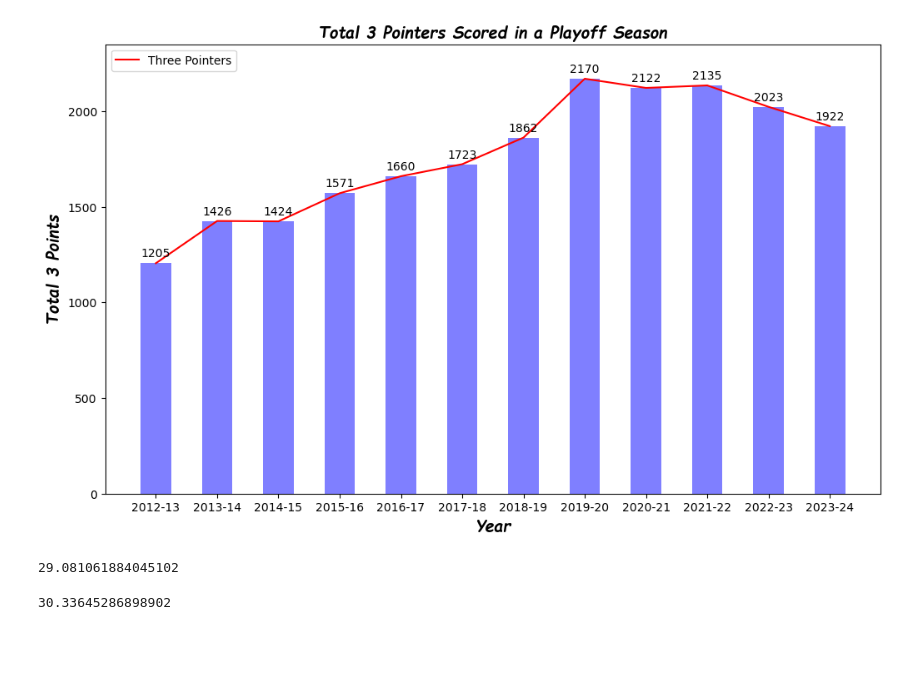
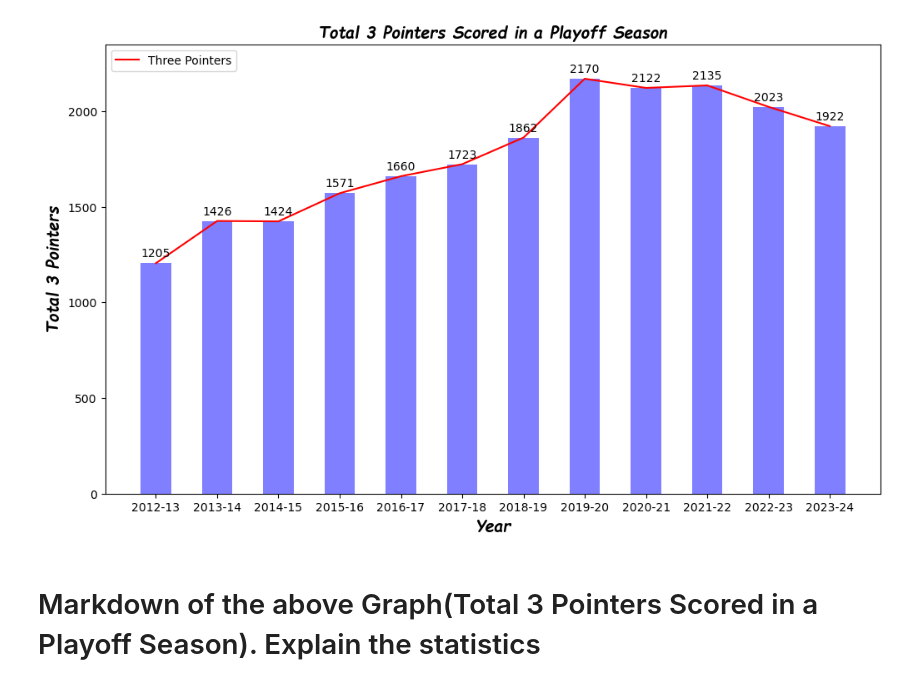
Before and after one commit to singhashishpal/Project_NBA, a Jupyter notebook: NBA Dataset/NBA.ipynb, the cells around one changed output. Cells and saved outputs as stored; diff of their text form; code cells hidden in the pictures; blank space fills up the shorter version.

```diff
--- a/NBA Dataset/NBA.ipynb
+++ b/NBA Dataset/NBA.ipynb
@@ -149,47 +195,31 @@ plt.show()
 # %%
 # Calculating Three Pointers Points for Playoffs Season
 
 po_year = playoffs_df['Year'].unique()                      # po_year is the unique years for playoffs season
 
 po_year_grouped = playoffs_df.groupby('Year')               # po_year_grouped is the grouped years. The result is DataFrameGroupBy object.
 
 po_three_points = po_year_grouped['FG3M'].sum()             # po_three_points is the total number of three pointers scored in a playoffs season.
 
 po_three_df = pd.DataFrame(po_three_points)
 
 # 2nd visualization: Total Three pointers scored in Playoffs Season.
 
 plt.figure(figsize=(12,7))
 plt.plot(po_year, po_three_df['FG3M'], label='Three Pointers', color = 'r')
 plt.bar(po_year, po_three_df['FG3M'], color= 'b', alpha = 0.5, width = 0.5)
 
 for j, value in enumerate(po_three_df['FG3M']):
     plt.text(j, value+20, str(value), ha = 'center', va = 'bottom')
 
 plt.xlabel('Year', fontdict={'fontsize': 14, 'fontweight': 'bold', 'fontstyle': 'italic', 'family': 'cursive'})
-plt.ylabel('Total 3 Points', fontdict={'fontsize': 14, 'fontweight': 'bold', 'fontstyle': 'italic', 'family': 'cursive'})
+plt.ylabel('Total 3 Pointers', fontdict={'fontsize': 14, 'fontweight': 'bold', 'fontstyle': 'italic', 'family': 'cursive'})
 plt.legend().set_loc('upper left')
 plt.title('Total 3 Pointers Scored in a Playoff Season', fontdict={'fontsize': 14, 'fontweight': 'bold', 'fontstyle': 'italic', 'family': 'cursive'})
-plt.savefig("Figures/Total 3 Pointers Scored in a Playoff Season.png")
+plt.savefig("Figures/Total Three Pointers Scored in a Playoff Season.png")
 plt.ylim(0, 2350)
 plt.show()
 # %% [output]
-[figure, old version]
+[figure, new version]
-# %%
-# Comparing Three pointers based on regular Season
-reg_three_sum = reg_three_df['FG3M'].sum()
-reg_three_total = reg_three_sum*3
-reg_total_points = reg_season_df['Points'].sum()
-reg_avg_three_pct = reg_three_total/reg_total_points*100
-reg_avg_three_pct
-# %% [output]
-29.081061884045102
-# %%
-# Three pointers percentage for Playoff Seasons
-po_three_sum = playoffs_df['FG3M'].sum()
-po_three_total = po_three_sum*3
-po_total_points = playoffs_df['Points'].sum()
-po_avg_three_pct = po_three_total/po_total_points*100
-po_avg_three_pct
-# %% [output]
-30.33645286898902
+# %% [markdown]
+# Markdown of the above Graph(Total 3 Pointers Scored in a Playoff Season). Explain the statistics
```
Also changed, not shown: parts of 33 cells of this notebook.
